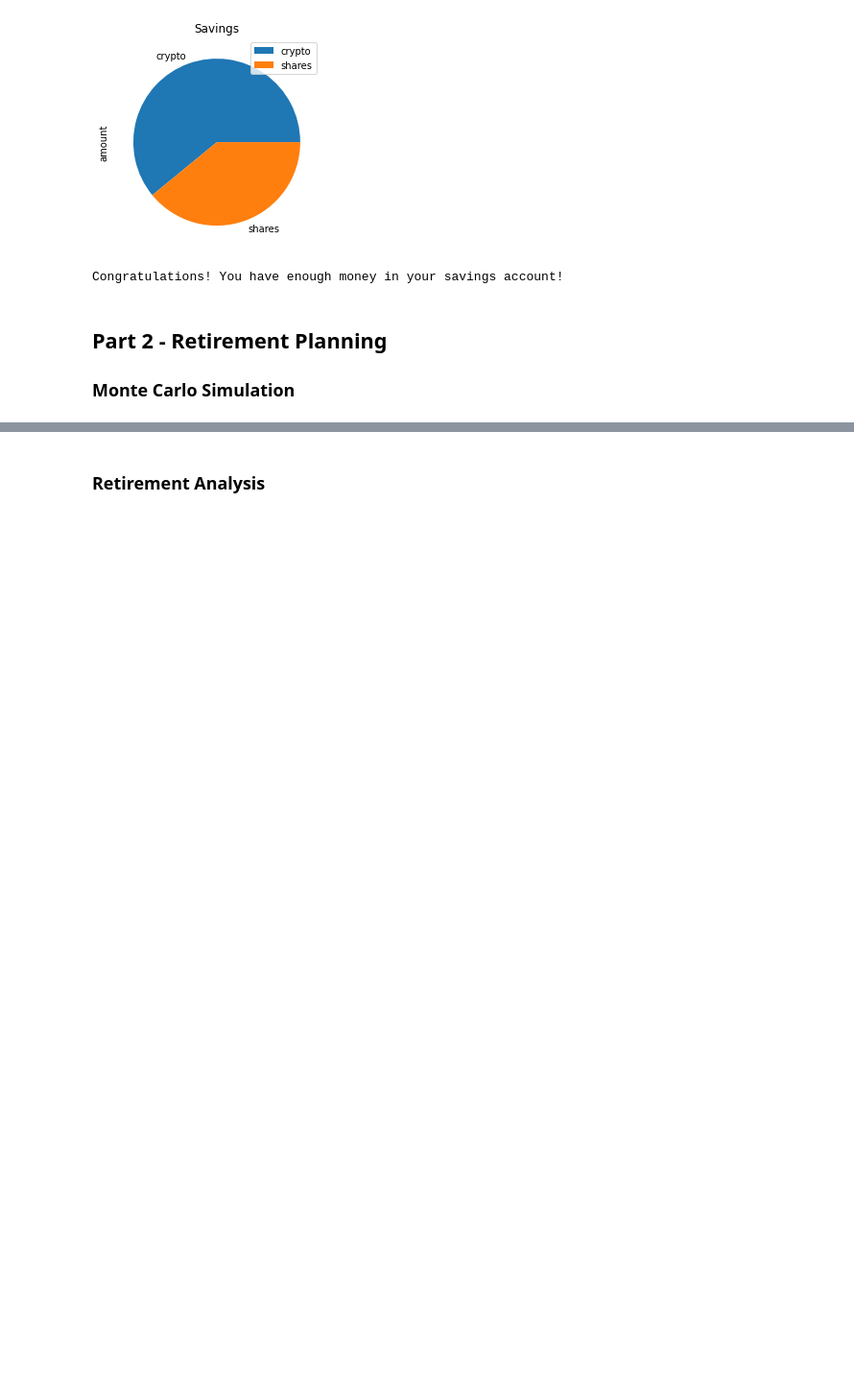
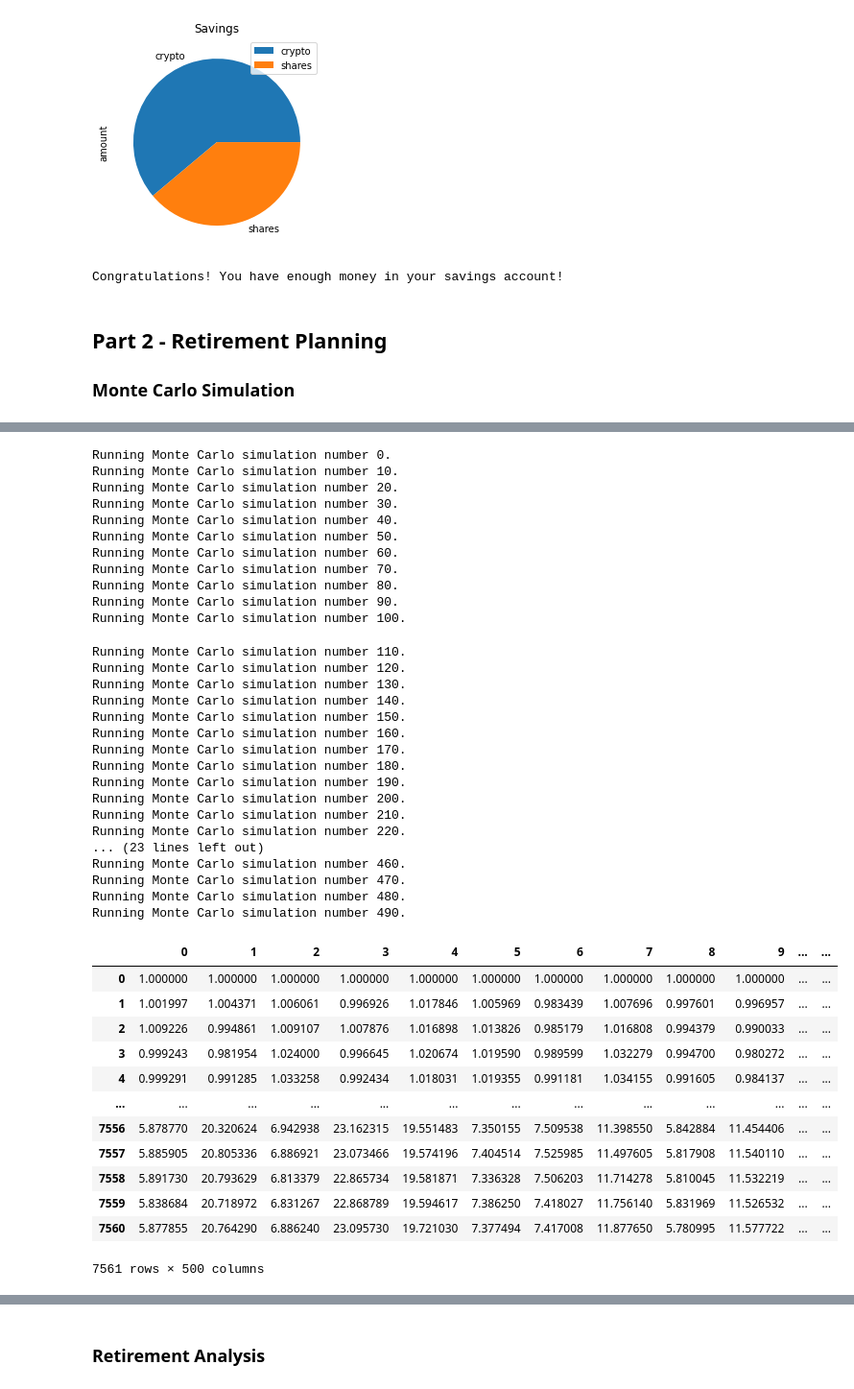
Before and after one commit to gokhanunal34/apiApplicationsWithPython, a Jupyter notebook: financial-planner.ipynb, the cells around one changed output, grey strips where cells are left out. Shown: that part at 96% size. Saved outputs shown, nothing was run; the diff lists cells and outputs as text; code cells hidden in the pictures; blank space fills up the shorter version.

```diff
--- a/financial-planner.ipynb
+++ b/financial-planner.ipynb
@@ -247,3 +288,45 @@ NameError: name 'df_stock_data' is not defined
 # %%
-# Configuring a Monte Carlo simulation to forecast 30 years cumulative returns
-# YOUR CODE HERE!
+# Running a Monte Carlo simulation to forecast 30 years cumulative returns
+MC_thirty_years.calc_cumulative_return()
+# %% [output]
+Running Monte Carlo simulation number 0.
+Running Monte Carlo simulation number 10.
+Running Monte Carlo simulation number 20.
+Running Monte Carlo simulation number 30.
+Running Monte Carlo simulation number 40.
+Running Monte Carlo simulation number 50.
+Running Monte Carlo simulation number 60.
+Running Monte Carlo simulation number 70.
+Running Monte Carlo simulation number 80.
+Running Monte Carlo simulation number 90.
+Running Monte Carlo simulation number 100.
+Running Monte Carlo simulation number 110.
+Running Monte Carlo simulation number 120.
+Running Monte Carlo simulation number 130.
+Running Monte Carlo simulation number 140.
+Running Monte Carlo simulation number 150.
+Running Monte Carlo simulation number 160.
+Running Monte Carlo simulation number 170.
+Running Monte Carlo simulation number 180.
+Running Monte Carlo simulation number 190.
+Running Monte Carlo simulation number 200.
+Running Monte Carlo simulation number 210.
+Running Monte Carlo simulation number 220.
+... (23 lines left out)
+Running Monte Carlo simulation number 460.
+Running Monte Carlo simulation number 470.
+Running Monte Carlo simulation number 480.
+Running Monte Carlo simulation number 490.
+|  | 0 | 1 | 2 | 3 | 4 | 5 | 6 | 7 | 8 | 9 | ... | ... |
+| 0 | 1.000000 | 1.000000 | 1.000000 | 1.000000 | 1.000000 | 1.000000 | 1.000000 | 1.000000 | 1.000000 | 1.000000 | ... | ... |
+| 1 | 1.001997 | 1.004371 | 1.006061 | 0.996926 | 1.017846 | 1.005969 | 0.983439 | 1.007696 | 0.997601 | 0.996957 | ... | ... |
+| 2 | 1.009226 | 0.994861 | 1.009107 | 1.007876 | 1.016898 | 1.013826 | 0.985179 | 1.016808 | 0.994379 | 0.990033 | ... | ... |
+| 3 | 0.999243 | 0.981954 | 1.024000 | 0.996645 | 1.020674 | 1.019590 | 0.989599 | 1.032279 | 0.994700 | 0.980272 | ... | ... |
+| 4 | 0.999291 | 0.991285 | 1.033258 | 0.992434 | 1.018031 | 1.019355 | 0.991181 | 1.034155 | 0.991605 | 0.984137 | ... | ... |
+| ... | ... | ... | ... | ... | ... | ... | ... | ... | ... | ... | ... | ... |
+| 7556 | 5.878770 | 20.320624 | 6.942938 | 23.162315 | 19.551483 | 7.350155 | 7.509538 | 11.398550 | 5.842884 | 11.454406 | ... | ... |
+| 7557 | 5.885905 | 20.805336 | 6.886921 | 23.073466 | 19.574196 | 7.404514 | 7.525985 | 11.497605 | 5.817908 | 11.540110 | ... | ... |
+| 7558 | 5.891730 | 20.793629 | 6.813379 | 22.865734 | 19.581871 | 7.336328 | 7.506203 | 11.714278 | 5.810045 | 11.532219 | ... | ... |
+| 7559 | 5.838684 | 20.718972 | 6.831267 | 22.868789 | 19.594617 | 7.386250 | 7.418027 | 11.756140 | 5.831969 | 11.526532 | ... | ... |
+| 7560 | 5.877855 | 20.764290 | 6.886240 | 23.095730 | 19.721030 | 7.377494 | 7.417008 | 11.877650 | 5.780995 | 11.577722 | ... | ... |
+7561 rows × 500 columns
```
Also changed, not shown: parts of 18 cells of this notebook, 1 other file.
